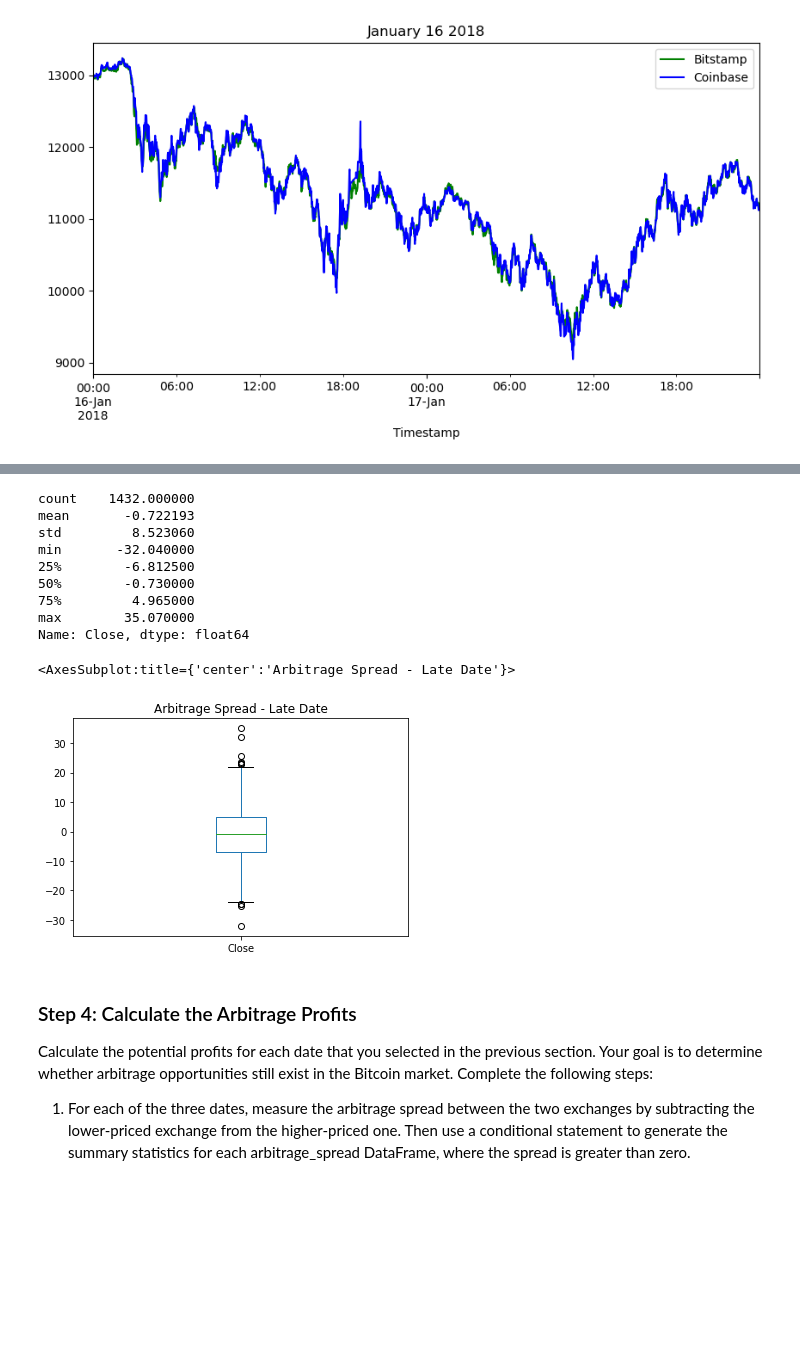
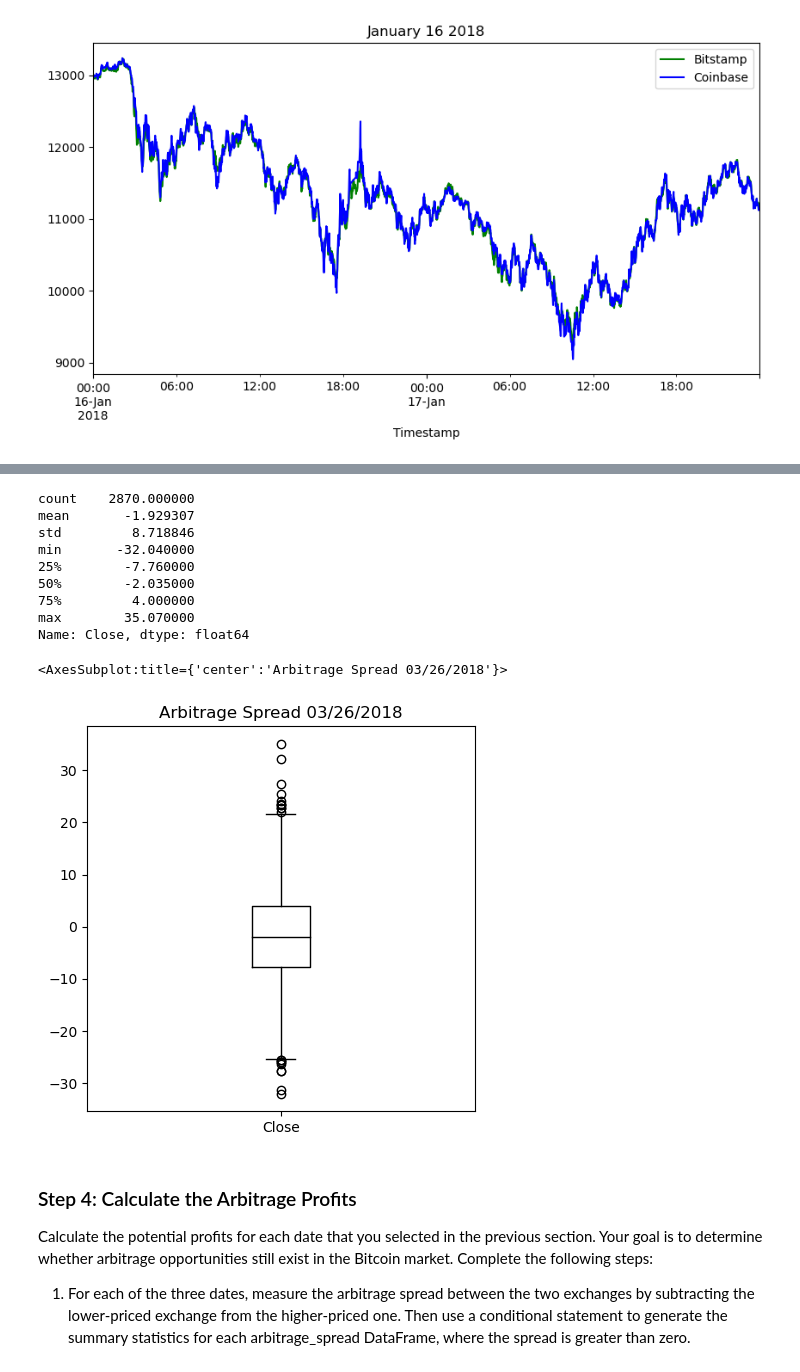
Before and after one commit to nahinhayat/Module3Challenge, a Jupyter notebook: Starter_Code 3/crypto_arbitrage.ipynb, the cells around one changed output, grey strips where cells are left out. Cells and saved outputs as stored; diff of their text form; code cells hidden in the pictures; blank space fills up the shorter version.

```diff
--- a/Starter_Code 3/crypto_arbitrage.ipynb
+++ b/Starter_Code 3/crypto_arbitrage.ipynb
@@ -114,7 +114,7 @@ bitstamp.dropna(inplace = True)
 # %%
 # Use the str.replace function to remove the dollar sign, $
 
-bitstamp.loc[:, "Close"] = bitstamp.loc[:, "Close"].str.replace("$","")
+bitstamp.loc[:, "Close"] = bitstamp.loc[:, "Close"].str.replace("$","", regex = True)
 bitstamp
 # %% [output]
 |  | Open | High | Low | Close | BTC Volume | USD Volume | Weighted Price |
@@ -162,7 +162,8 @@ bitstamp.duplicated().sum()
 coinbase.dropna(inplace = True)
 
 # Remove $ from coinbase
-coinbase.loc[:, "Close"] = coinbase.loc[:, "Close"].str.replace("$","")
+
+coinbase.loc[:, "Close"] = coinbase.loc[:, "Close"].str.replace("$","", regex = True)
 
 # Convert Close column to float value type
 coinbase.loc[:, "Close"] = coinbase.loc[:, "Close"].astype("float")
@@ -386,26 +389,26 @@ Name: Close, dtype: float64
 # %%
 # Using the date from the late that you have selected, calculate the arbitrage spread
 # by subtracting the bitstamp lower closing prices from the coinbase higher closing prices
-arbitrage_spread_late = # YOUR CODE HERE
+arbitrage_spread_late = coinbase_sliced.loc["2018-03-26":"2018-03-27"] - bitstamp_sliced.loc["2018-03-26":"2018-03-27"]
 
 # Generate summary statistics for the late DataFrame
-# YOUR CODE HERE
+arbitrage_spread_late.describe()
 # %% [output]
-count    1432.000000
-mean       -0.722193
-std         8.523060
+count    2870.000000
+mean       -1.929307
+std         8.718846
 min       -32.040000
-25%        -6.812500
-50%        -0.730000
-75%         4.965000
+25%        -7.760000
+50%        -2.035000
+75%         4.000000
 max        35.070000
 Name: Close, dtype: float64
 # %%
 # Visualize the arbitrage spread from late in the dataset in a box plot
-# YOUR CODE HERE
+arbitrage_spread_late.plot(figsize = (5,5), title = "Arbitrage Spread 03/26/2018", color = "black", kind = "box")
 # %% [output]
-<AxesSubplot:title={'center':'Arbitrage Spread - Late Date'}>
+<AxesSubplot:title={'center':'Arbitrage Spread 03/26/2018'}>
-[figure, old version]
+[figure, new version]
 # %% [markdown]
 ### Step 4: Calculate the Arbitrage Profits
 
```
Also changed, not shown: parts of 6 cells of this notebook.
